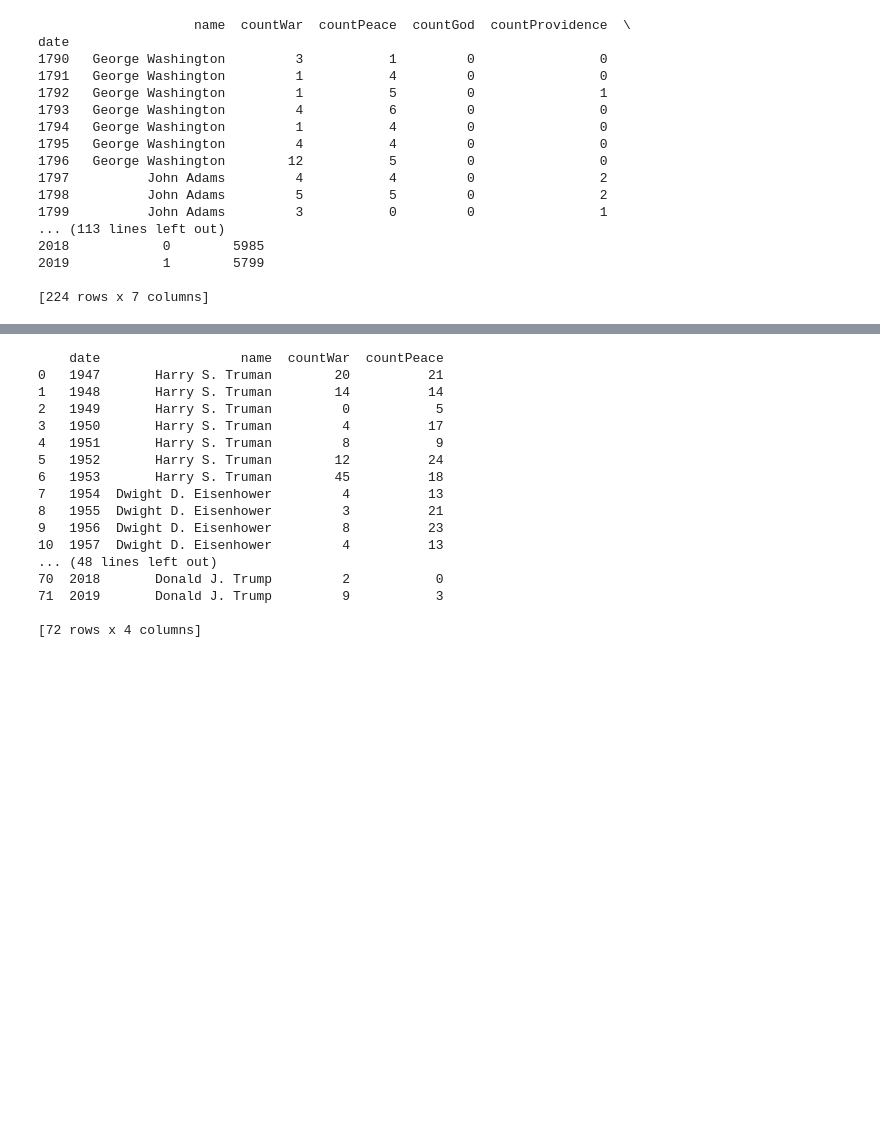
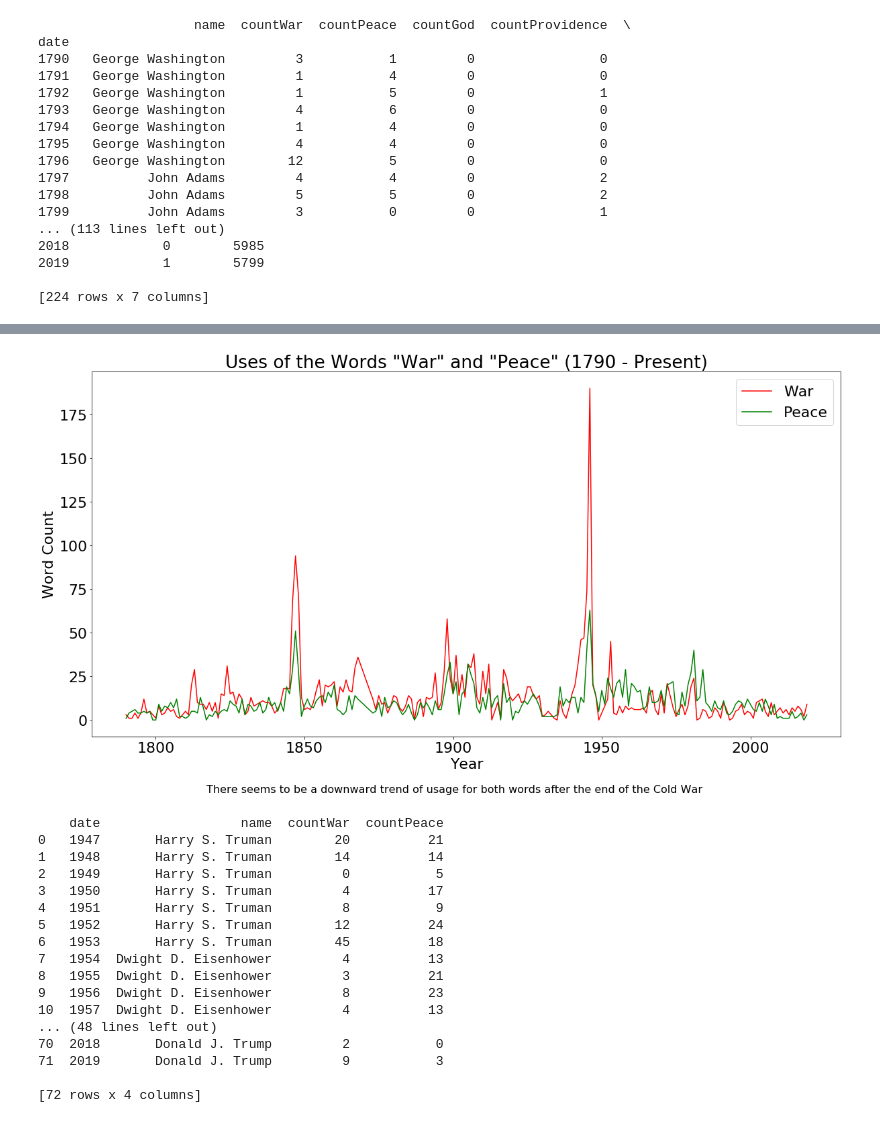
Before and after one commit to danielproberts/sotu-words, a Jupyter notebook: sotu-notebook.ipynb, the cells around one changed output, grey strips where cells are left out. Cells and saved outputs as stored; diff of their text form; code cells hidden in the pictures; blank space fills up the shorter version.

```diff
--- a/sotu-notebook.ipynb
+++ b/sotu-notebook.ipynb
@@ -76,6 +76,7 @@ data.to_sql("sotuwords", conn, if_exists="replace")
 # SQL Queries
 
 sqlAll = "SELECT date, name, countTotal FROM sotuwords"
+sqlAllCompare = "SELECT date, name, countWar, countPeace FROM sotuwords"
 sqlColdWar = "SELECT date, name, countWar, countPeace FROM sotuwords WHERE date >= 1947"
 
 sqlWarOverPeace = "SELECT date FROM sotuwords WHERE countWar > countPeace"
@@ -83,6 +84,7 @@ sqlPeaceOverWar = "SELECT date FROM sotuwords WHERE countPeace > countWar"
 sqlWarPeace = "SELECT date FROM sotuWords WHERE countWar == countPeace"
 
 dfColdWar = pd.read_sql(sqlColdWar, conn)
+dfAllCompare = pd.read_sql(sqlAllCompare, conn)
 dfAll = pd.read_sql(sqlAll, conn)
 
 countWarOverPeace = len(pd.read_sql(sqlWarOverPeace, conn))
@@ -91,3 +162,18 @@ countWarPeace = len(pd.read_sql(sqlWarPeace, conn))
+# %%
+plt.figure(figsize=(20,10))
+plt.rcParams.update({'font.size': 22})
+plt.plot(dfAllCompare.date, dfAllCompare.countWar, label="War", color="red")
+plt.plot(dfAllCompare.date, dfAllCompare.countPeace, label="Peace", color="green")
+plt.title('Uses of the Words "War" and "Peace" (1790 - Present)')
+plt.xlabel('Year')
+plt.ylabel('Word Count')
+plt.legend(loc='upper right')
+txtCaption = "There seems to be a downward trend of usage for both words after the end of the Cold War"
+plt.figtext(0.5, 0.01, txtCaption, wrap=True, horizontalalignment='center', fontsize=16)
+
+plt.show()
+# %% [output]
+[figure, added]
 # %%
 ## Print Data Frame for Cold War Comparisons
 
```
Also changed, not shown: parts of 8 cells of this notebook, 1 other file.
